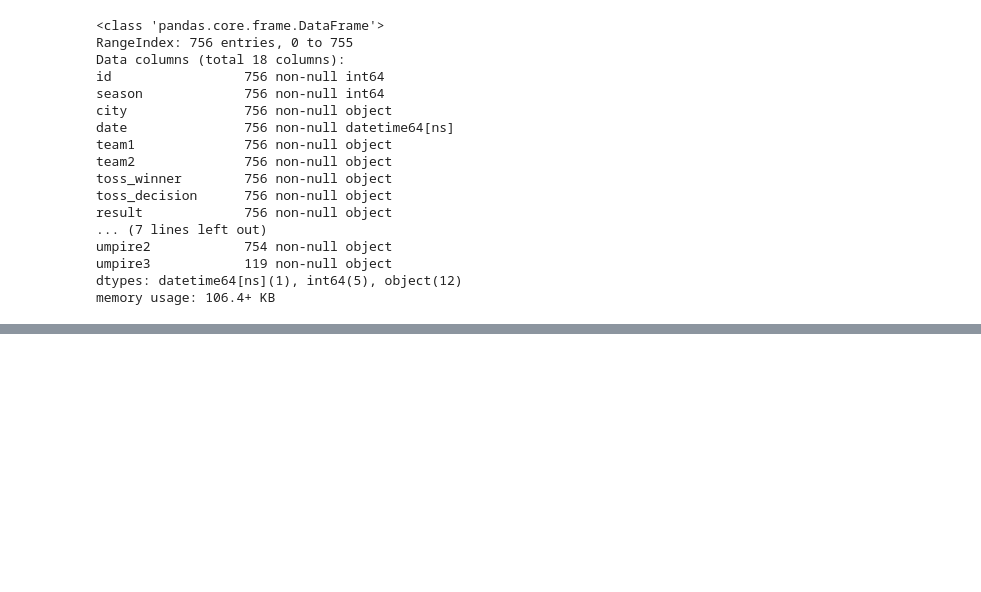
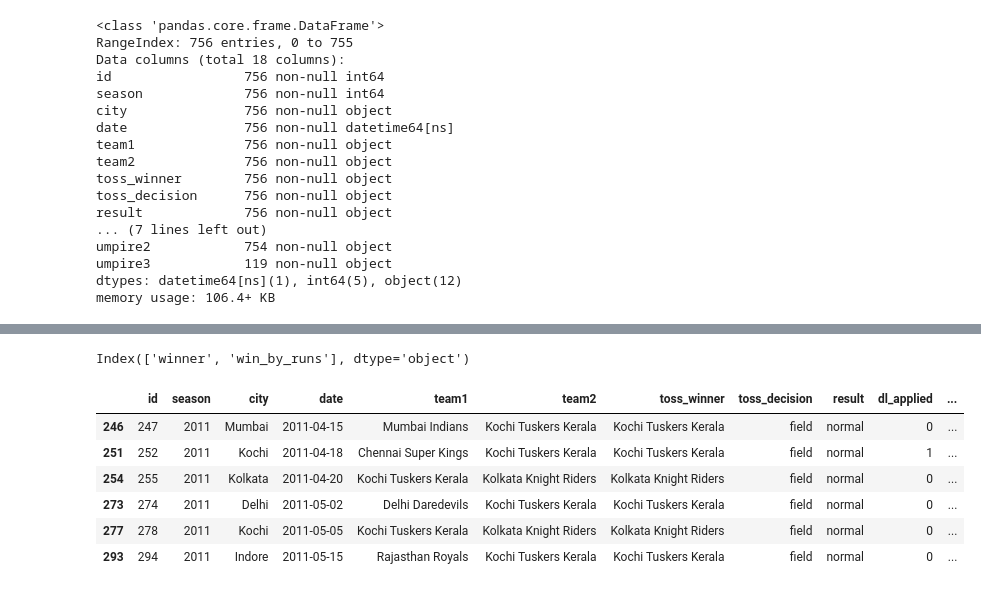
Before and after one commit to sheldonr15/IPL_data, a Jupyter notebook: notebooks/my_capstone4_freshman.ipynb, the cells around one changed output, grey strips where cells are left out. Saved outputs shown, nothing was run; the diff lists cells and outputs as text; code cells hidden in the pictures; blank space fills up the shorter version.

Commit message:
files for 'highest avg win margin' app, preprocess, my_capstone4_freshman

```diff
--- a/notebooks/my_capstone4_freshman.ipynb
+++ b/notebooks/my_capstone4_freshman.ipynb
@@ -52,0 +176,14 @@ df.head(1)
+# %%
+high_avg_margin_runs.columns
+# %% [output]
+Index(['winner', 'win_by_runs'], dtype='object')
+# %%
+df.loc[df["winner"]=="Kochi Tuskers Kerala"]
+# %% [output]
+|  | id | season | city | date | team1 | team2 | toss_winner | toss_decision | result | dl_applied | ... |
+| 246 | 247 | 2011 | Mumbai | 2011-04-15 | Mumbai Indians | Kochi Tuskers Kerala | Kochi Tuskers Kerala | field | normal | 0 | ... |
+| 251 | 252 | 2011 | Kochi | 2011-04-18 | Chennai Super Kings | Kochi Tuskers Kerala | Kochi Tuskers Kerala | field | normal | 1 | ... |
+| 254 | 255 | 2011 | Kolkata | 2011-04-20 | Kochi Tuskers Kerala | Kolkata Knight Riders | Kolkata Knight Riders | field | normal | 0 | ... |
+| 273 | 274 | 2011 | Delhi | 2011-05-02 | Delhi Daredevils | Kochi Tuskers Kerala | Kochi Tuskers Kerala | field | normal | 0 | ... |
+| 277 | 278 | 2011 | Kochi | 2011-05-05 | Kochi Tuskers Kerala | Kolkata Knight Riders | Kolkata Knight Riders | field | normal | 0 | ... |
+| 293 | 294 | 2011 | Indore | 2011-05-15 | Rajasthan Royals | Kochi Tuskers Kerala | Kochi Tuskers Kerala | field | normal | 0 | ... |
```
Also changed, not shown: parts of 11 cells of this notebook, 5 other files.
